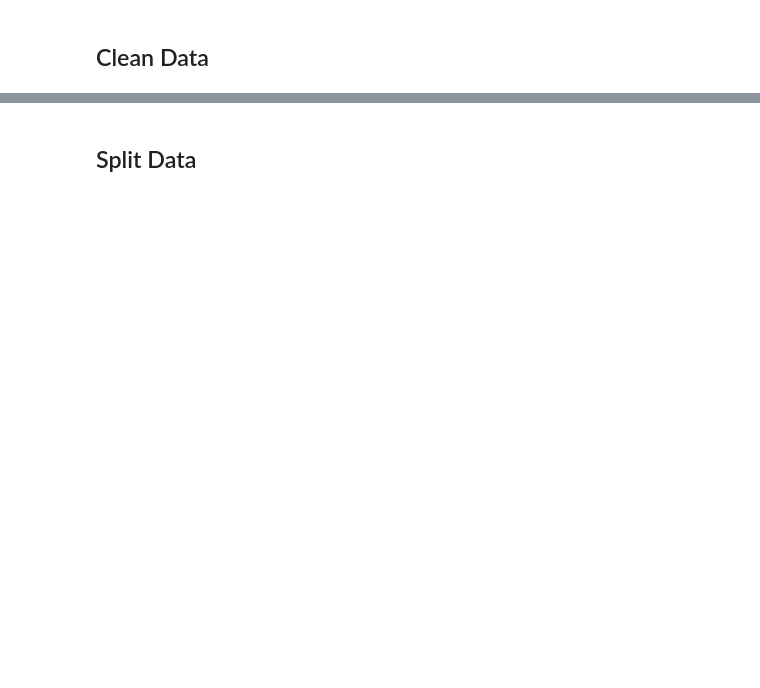
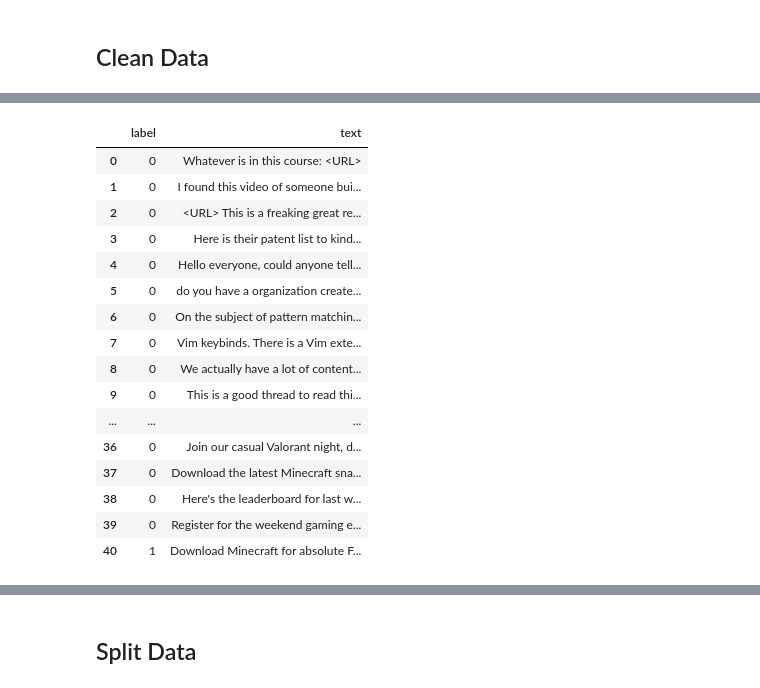
Before and after one commit to roshana1s/spam-message-classifier, a Jupyter notebook: notebooks/spam-message-classifier.ipynb, the cells around one changed output, grey strips where cells are left out. Saved outputs shown, nothing was run; the diff lists cells and outputs as text; code cells hidden in the pictures; blank space fills up the shorter version.

```diff
--- a/notebooks/spam-message-classifier.ipynb
+++ b/notebooks/spam-message-classifier.ipynb
@@ -347,0 +346,23 @@ df
+# %%
+# clean df3 data
+df3 = df3[['label', 'text']]
+df3["text"] = df3["text"].apply(preprocess_text)
+df3
+# %% [output]
+|  | label | text |
+| 0 | 0 | Whatever is in this course: <URL> |
+| 1 | 0 | I found this video of someone bui... |
+| 2 | 0 | <URL> This is a freaking great re... |
+| 3 | 0 | Here is their patent list to kind... |
+| 4 | 0 | Hello everyone, could anyone tell... |
+| 5 | 0 | do you have a organization create... |
+| 6 | 0 | On the subject of pattern matchin... |
+| 7 | 0 | Vim keybinds. There is a Vim exte... |
+| 8 | 0 | We actually have a lot of content... |
+| 9 | 0 | This is a good thread to read thi... |
+| ... | ... | ... |
+| 36 | 0 | Join our casual Valorant night, d... |
+| 37 | 0 | Download the latest Minecraft sna... |
+| 38 | 0 | Here's the leaderboard for last w... |
+| 39 | 0 | Register for the weekend gaming e... |
+| 40 | 1 | Download Minecraft for absolute F... |
```
Also changed, not shown: parts of 39 cells of this notebook, 2 other files.
